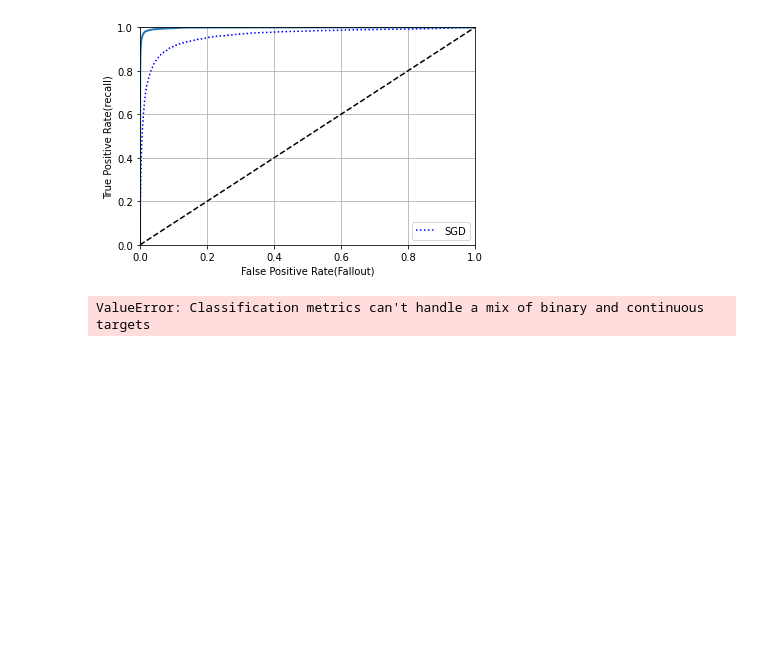
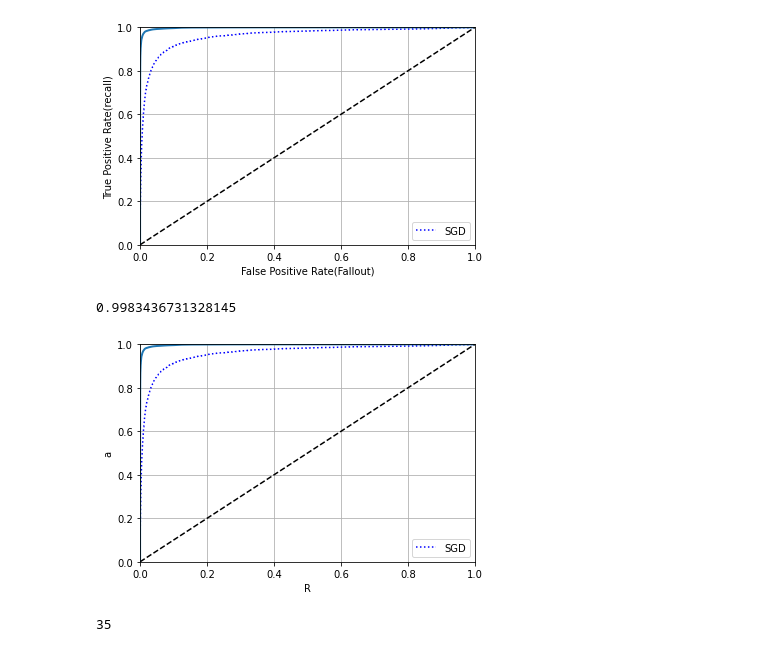
Before and after one commit to CODEPAC/hands_on_ml2_ex, a Jupyter notebook: Classification.ipynb, the cells around one changed output. Saved outputs shown, nothing was run; the diff lists cells and outputs as text; code cells hidden in the pictures; blank space fills up the shorter version.

```diff
--- a/Classification.ipynb
+++ b/Classification.ipynb
@@ -237,8 +237,18 @@ plt.show()
 [figure]
 # %%
 auc_score = roc_auc_score(y_train_5, y_scores_forest)
-precision = precision_score(y_train_5, y_scores_forest)
-recall =  recall_score(y_train_5, y_scores_forest)
-auc_score, precision, recall
+auc_score
 # %% [output]
-ValueError: Classification metrics can't handle a mix of binary and continuous targets
+0.9983436731328145
+# %%
+plt.plot(fpr, tpr, ":b",label='SGD')
+plot_roc_curve(fpr_forest, tpr_forest, 'Random Forest')
+plt.legend(loc='lower right')
+plt.show()
+# %% [output]
+[figure, added]
+# %%
+np.argmax(y_scores_forest>=0.90)
+#precision = precision_score(y_train_5, np.argmax[y_pred_forest])
+# %% [output]
+35
```
Also changed, not shown: parts of 44 cells of this notebook, 1 other file.
